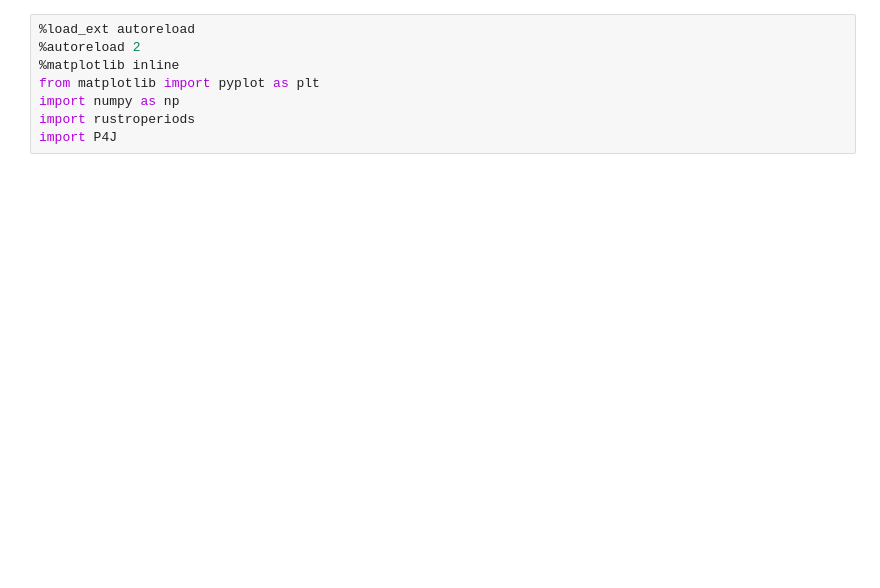
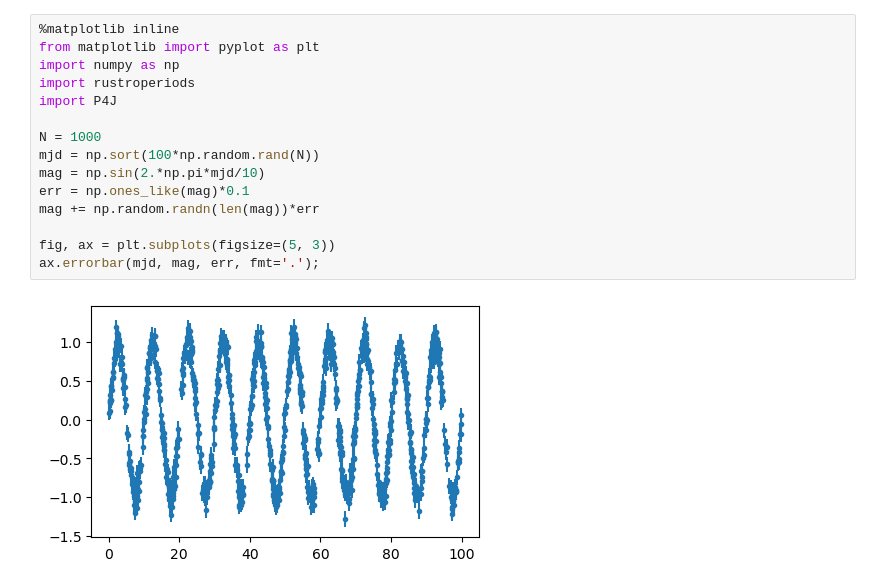
Before and after one commit to phuijse/rustroperiods, a Jupyter notebook: pyo3_tests.ipynb, the cells around one changed output. Cells and saved outputs as stored; diff of their text form; blank space fills up the shorter version.

```diff
--- a/pyo3_tests.ipynb
+++ b/pyo3_tests.ipynb
@@ -1,8 +1,17 @@
 # %%
-%load_ext autoreload
-%autoreload 2
 %matplotlib inline
 from matplotlib import pyplot as plt
 import numpy as np
 import rustroperiods
 import P4J
+
+N = 1000
+mjd = np.sort(100*np.random.rand(N))
+mag = np.sin(2.*np.pi*mjd/10)
+err = np.ones_like(mag)*0.1
+mag += np.random.randn(len(mag))*err
+
+fig, ax = plt.subplots(figsize=(5, 3))
+ax.errorbar(mjd, mag, err, fmt='.');
+# %% [output]
+[figure, added]
```
Also changed, not shown: parts of 4 cells of this notebook, 3 other files.
